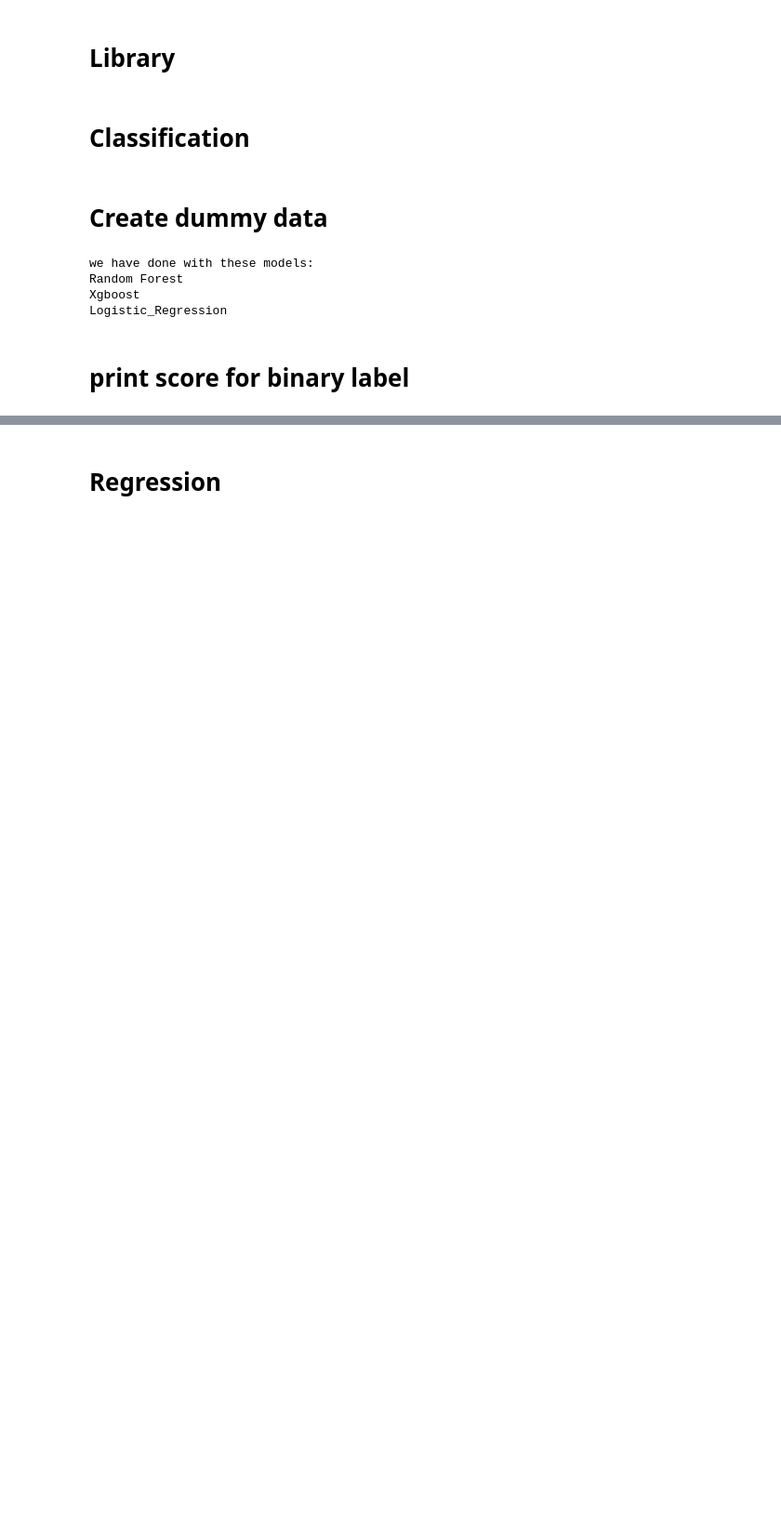
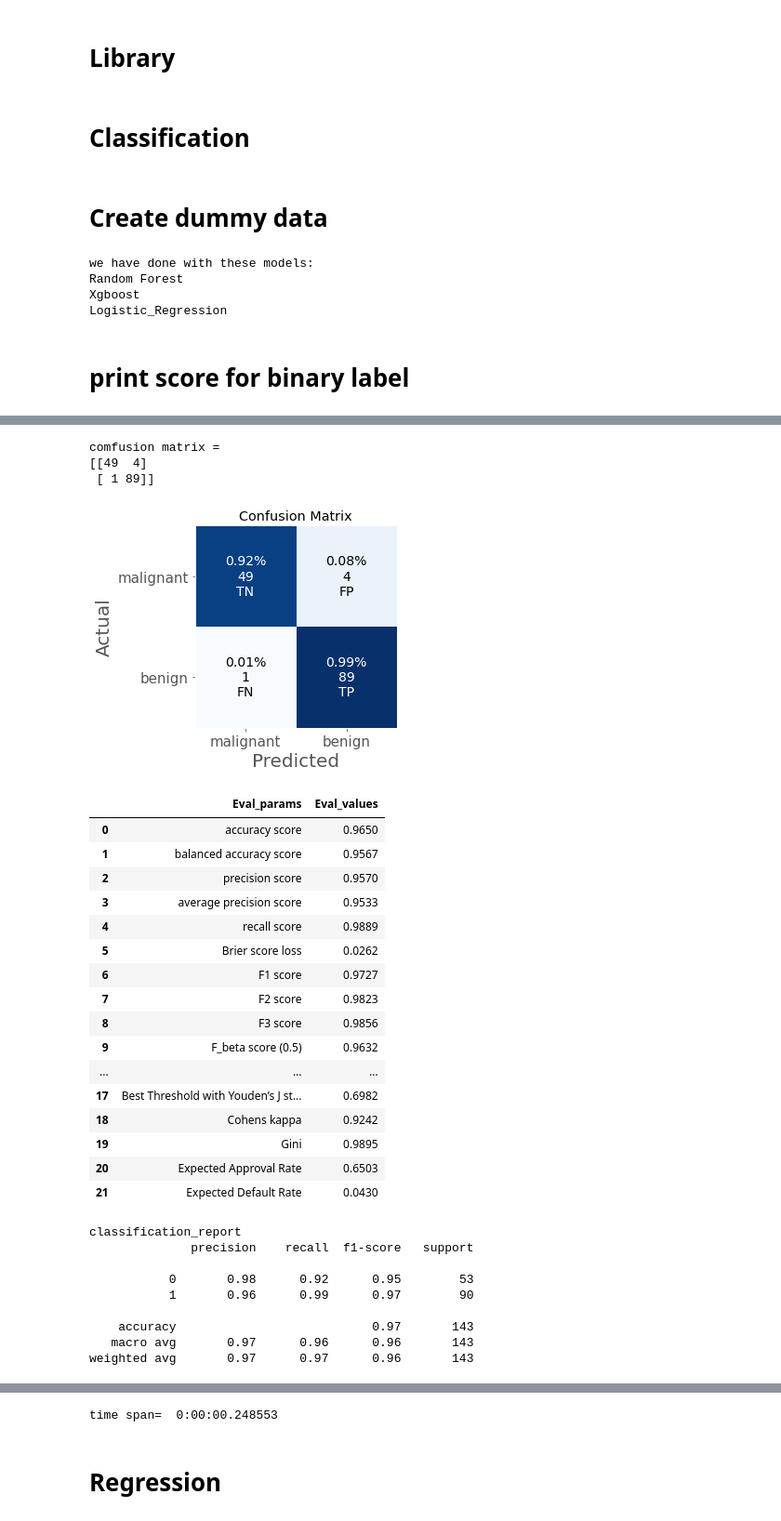
Before and after one commit to imanursar/Machine-Learning-Notes, a Jupyter notebook: Custom Function/Scoring Function.ipynb, the cells around one changed output, grey strips where cells are left out. Shown at 93% size. Cells and saved outputs as stored; diff of their text form; code cells hidden in the pictures; blank space fills up the shorter version.

```diff
--- a/Custom Function/Scoring Function.ipynb
+++ b/Custom Function/Scoring Function.ipynb
@@ -65,0 +66,36 @@ time span=  0:00:00.096979
+# %%
+result = scoring.print_score_detail(y_test,pred_model[1],y_probs=probs_model[1],
+                    types='classification',labels=['malignant', 'benign'],
+                    time1=time_1[1],time2=time_2[1],
+                    X_train=None, y_train=None,X_test=None)
+# %% [output]
+comfusion matrix =
+[[49  4]
+ [ 1 89]]
+[figure, added]
+|  | Eval_params | Eval_values |
+| 0 | accuracy score | 0.9650 |
+| 1 | balanced accuracy score | 0.9567 |
+| 2 | precision score | 0.9570 |
+| 3 | average precision score | 0.9533 |
+| 4 | recall score | 0.9889 |
+| 5 | Brier score loss | 0.0262 |
+| 6 | F1 score | 0.9727 |
+| 7 | F2 score | 0.9823 |
+| 8 | F3 score | 0.9856 |
+| 9 | F_beta score (0.5) | 0.9632 |
+| ... | ... | ... |
+| 17 | Best Threshold with Youden’s J st... | 0.6982 |
+| 18 | Cohens kappa | 0.9242 |
+| 19 | Gini | 0.9895 |
+| 20 | Expected Approval Rate | 0.6503 |
+| 21 | Expected Default Rate | 0.0430 |
+classification_report
+              precision    recall  f1-score   support
+
+           0       0.98      0.92      0.95        53
+           1       0.96      0.99      0.97        90
+
+    accuracy                           0.97       143
+   macro avg       0.97      0.96      0.96       143
+weighted avg       0.97      0.97      0.96       143
@@ -66,3 +104,4 @@ time span=  0:00:00.096979
+time span=  0:00:00.248553
 # %% [markdown]
 #  Regression
 # %%
```
Also changed, not shown: parts of 5 cells of this notebook.
